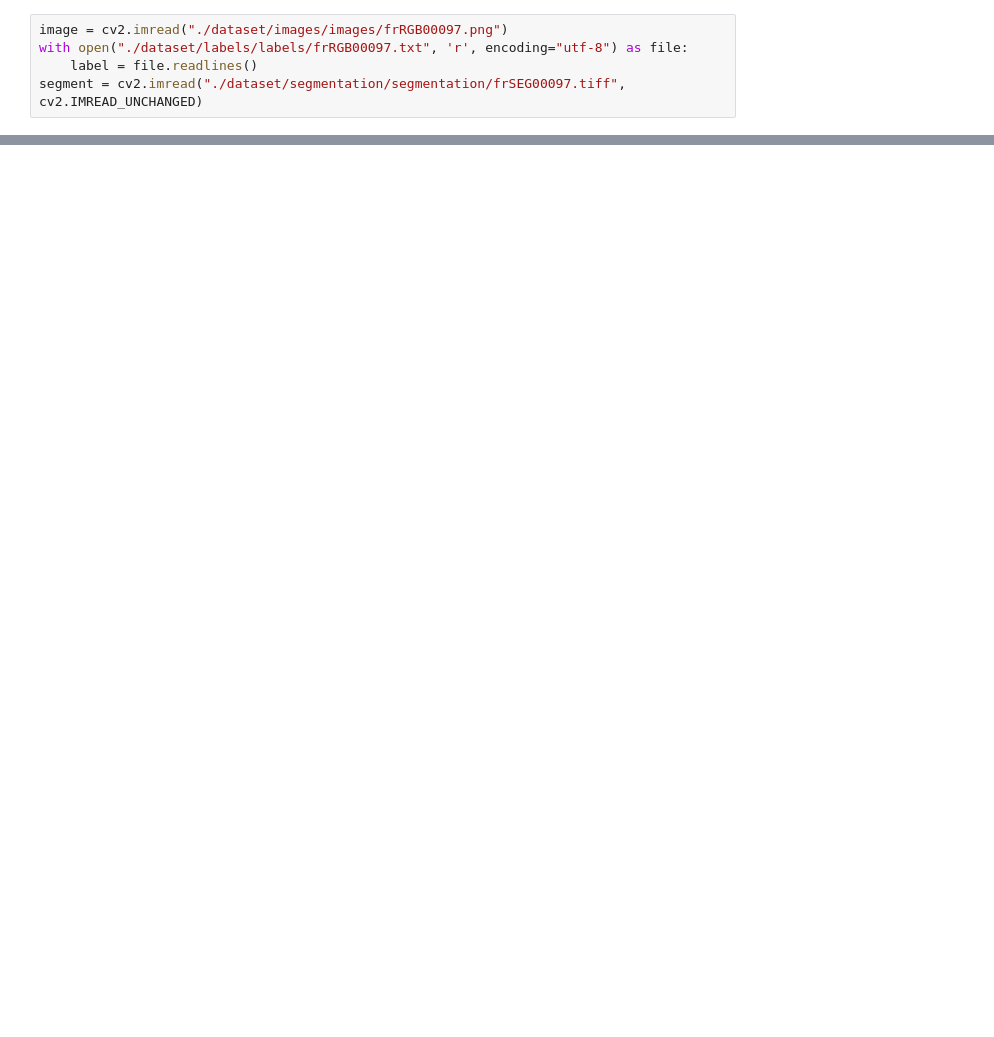
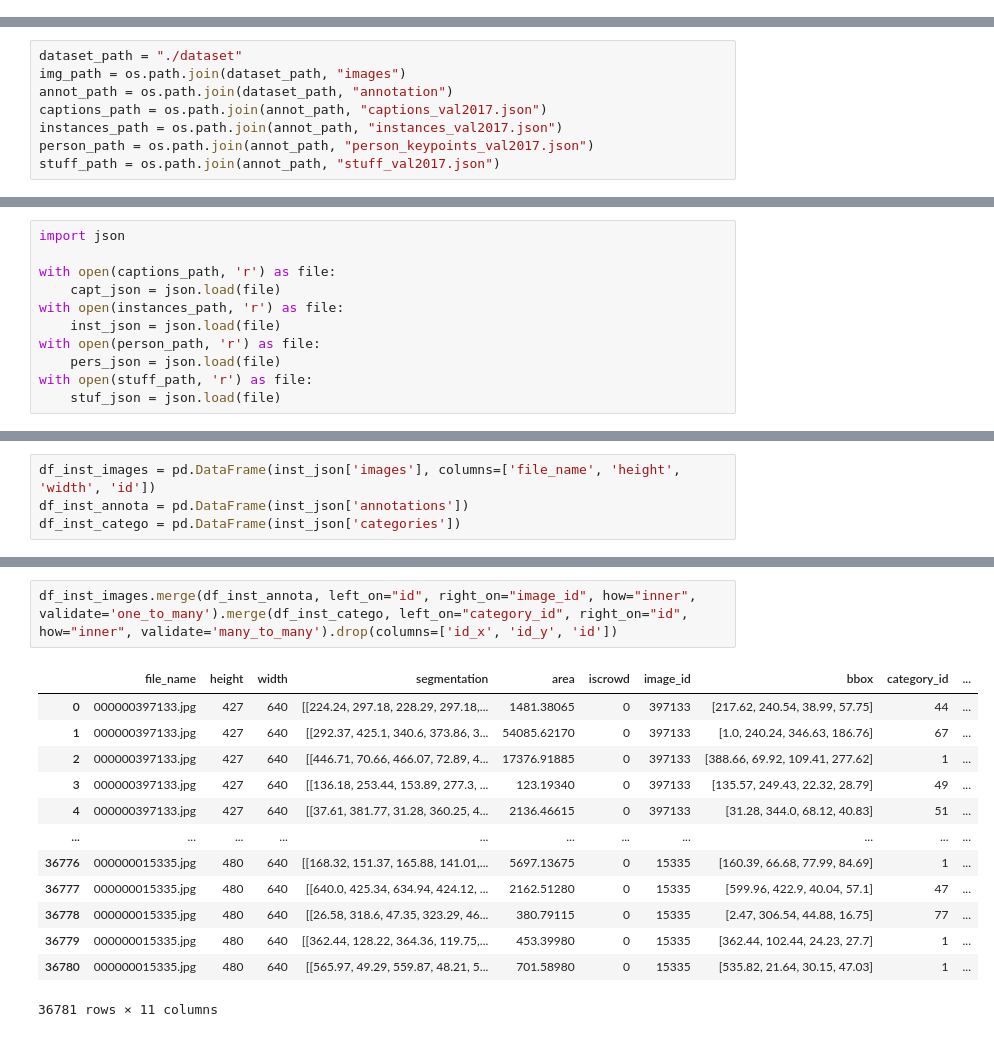
Before and after one commit to DarylFernandes99/custom-yolo-implmentation, a Jupyter notebook: test.ipynb, the cells around one changed output, grey strips where cells are left out. Cells and saved outputs as stored; diff of their text form; blank space fills up the shorter version.

Commit message:
Updated test.ipynb and README.md
Chnaged the dataset to COCO, updated the test.ipynb file to load images and annotations. Update the readme file with the COCO dataset link.

```diff
--- a/test.ipynb
+++ b/test.ipynb
@@ -3,5 +4,0 @@ import cv2
-# %%
-image = cv2.imread("./dataset/images/images/frRGB00097.png")
-with open("./dataset/labels/labels/frRGB00097.txt", 'r', encoding="utf-8") as file:
-    label = file.readlines()
-segment = cv2.imread("./dataset/segmentation/segmentation/frSEG00097.tiff", cv2.IMREAD_UNCHANGED)
@@ -71,0 +5,8 @@ plt.show()
+# %%
+dataset_path = "./dataset"
+img_path = os.path.join(dataset_path, "images")
+annot_path = os.path.join(dataset_path, "annotation")
+captions_path = os.path.join(annot_path, "captions_val2017.json")
+instances_path = os.path.join(annot_path, "instances_val2017.json")
+person_path = os.path.join(annot_path, "person_keypoints_val2017.json")
+stuff_path = os.path.join(annot_path, "stuff_val2017.json")
@@ -71,0 +18,11 @@ plt.show()
+# %%
+import json
+
+with open(captions_path, 'r') as file:
+    capt_json = json.load(file)
+with open(instances_path, 'r') as file:
+    inst_json = json.load(file)
+with open(person_path, 'r') as file:
+    pers_json = json.load(file)
+with open(stuff_path, 'r') as file:
+    stuf_json = json.load(file)
@@ -71,0 +64,4 @@ plt.show()
+# %%
+df_inst_images = pd.DataFrame(inst_json['images'], columns=['file_name', 'height', 'width', 'id'])
+df_inst_annota = pd.DataFrame(inst_json['annotations'])
+df_inst_catego = pd.DataFrame(inst_json['categories'])
@@ -71,0 +108,16 @@ plt.show()
+# %%
+df_inst_images.merge(df_inst_annota, left_on="id", right_on="image_id", how="inner", validate='one_to_many').merge(df_inst_catego, left_on="category_id", right_on="id", how="inner", validate='many_to_many').drop(columns=['id_x', 'id_y', 'id'])
+# %% [output]
+|  | file_name | height | width | segmentation | area | iscrowd | image_id | bbox | category_id | ... |
+| 0 | 000000397133.jpg | 427 | 640 | [[224.24, 297.18, 228.29, 297.18,... | 1481.38065 | 0 | 397133 | [217.62, 240.54, 38.99, 57.75] | 44 | ... |
+| 1 | 000000397133.jpg | 427 | 640 | [[292.37, 425.1, 340.6, 373.86, 3... | 54085.62170 | 0 | 397133 | [1.0, 240.24, 346.63, 186.76] | 67 | ... |
+| 2 | 000000397133.jpg | 427 | 640 | [[446.71, 70.66, 466.07, 72.89, 4... | 17376.91885 | 0 | 397133 | [388.66, 69.92, 109.41, 277.62] | 1 | ... |
+| 3 | 000000397133.jpg | 427 | 640 | [[136.18, 253.44, 153.89, 277.3, ... | 123.19340 | 0 | 397133 | [135.57, 249.43, 22.32, 28.79] | 49 | ... |
+| 4 | 000000397133.jpg | 427 | 640 | [[37.61, 381.77, 31.28, 360.25, 4... | 2136.46615 | 0 | 397133 | [31.28, 344.0, 68.12, 40.83] | 51 | ... |
+| ... | ... | ... | ... | ... | ... | ... | ... | ... | ... | ... |
+| 36776 | 000000015335.jpg | 480 | 640 | [[168.32, 151.37, 165.88, 141.01,... | 5697.13675 | 0 | 15335 | [160.39, 66.68, 77.99, 84.69] | 1 | ... |
+| 36777 | 000000015335.jpg | 480 | 640 | [[640.0, 425.34, 634.94, 424.12, ... | 2162.51280 | 0 | 15335 | [599.96, 422.9, 40.04, 57.1] | 47 | ... |
+| 36778 | 000000015335.jpg | 480 | 640 | [[26.58, 318.6, 47.35, 323.29, 46... | 380.79115 | 0 | 15335 | [2.47, 306.54, 44.88, 16.75] | 77 | ... |
+| 36779 | 000000015335.jpg | 480 | 640 | [[362.44, 128.22, 364.36, 119.75,... | 453.39980 | 0 | 15335 | [362.44, 102.44, 24.23, 27.7] | 1 | ... |
+| 36780 | 000000015335.jpg | 480 | 640 | [[565.97, 49.29, 559.87, 48.21, 5... | 701.58980 | 0 | 15335 | [535.82, 21.64, 30.15, 47.03] | 1 | ... |
+36781 rows × 11 columns
```
Also changed, not shown: parts of 19 cells of this notebook, 1 other file.
